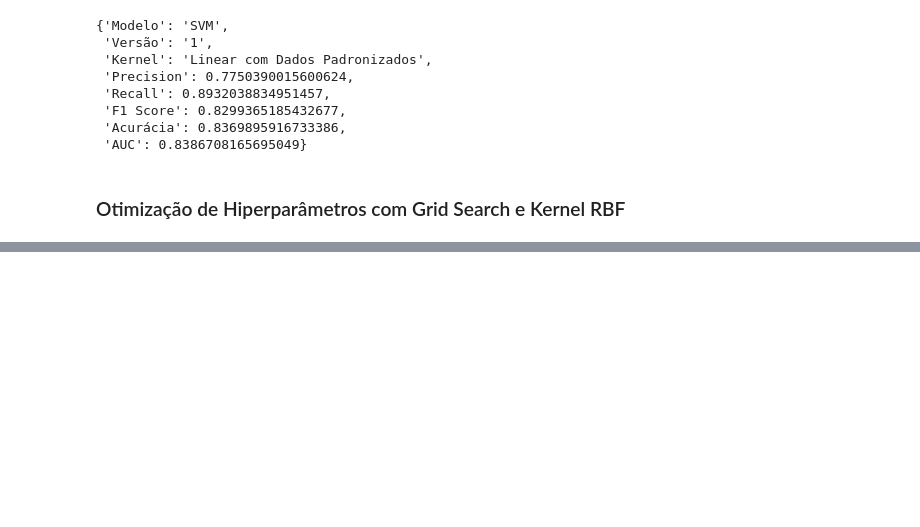
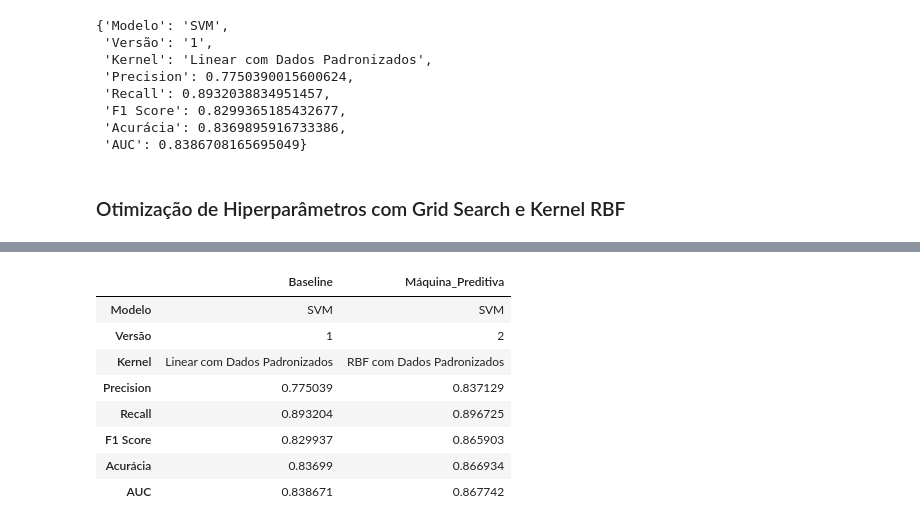
Before and after one commit to clferreira1985/Python, a Jupyter notebook: SVM_estudo_de_caso/SVM_estudo_de_caso.ipynb, the cells around one changed output, grey strips where cells are left out. Cells and saved outputs as stored; diff of their text form; code cells hidden in the pictures; blank space fills up the shorter version.

```diff
--- a/SVM_estudo_de_caso/SVM_estudo_de_caso.ipynb
+++ b/SVM_estudo_de_caso/SVM_estudo_de_caso.ipynb
@@ -531,0 +540,13 @@ Métricas em Teste:
+# %%
+# Grid de hiperparâmetros
+svm_param_grid = dict(gamma = gamma_range, C = c_range)
+
+#Grid search
+start = time.time()
+modelo_v2_grid_search_rbf = GridSearchCV(modelo_v2, svm_param_grid, cv = 3)
+
+# Treinamento
+
+modelo_v2_grid_search_rbf.fit(X_treino_scaled, y_treino)
+end = time.time()
+print('Tempo de Treinamento do Modelo com Grid Search:', end - start)
@@ -531,0 +564,12 @@ Métricas em Teste:
+# %%
+# Previsões
+previsoes_v2 = modelo_v2_grid_search_rbf.predict(X_teste_scaled)
+# %%
+SVM_dict_v2 = {'Modelo':'SVM',
+               'Versão':'2',
+               'Kernel':'RBF com Dados Padronizados',
+               'Precision':precision_score(previsoes_v2, y_teste),
+               'Recall':recall_score(previsoes_v2, y_teste),
+               'F1 Score':f1_score(previsoes_v2, y_teste),
+               'Acurácia':accuracy_score(previsoes_v2, y_teste),
+               'AUC':roc_auc_score(y_teste, previsoes_v2)}
@@ -531,0 +590,16 @@ Métricas em Teste:
+# %%
+# Concatena todos os dicionários em um dataframe do pandas
+resumo = pd.DataFrame({'Baseline' : pd.Series(SVM_dict_v1),
+                       'Máquina_Preditiva' : pd.Series(SVM_dict_v2)})
+# %%
+resumo
+# %% [output]
+|  | Baseline | Máquina_Preditiva |
+| Modelo | SVM | SVM |
+| Versão | 1 | 2 |
+| Kernel | Linear com Dados Padronizados | RBF com Dados Padronizados |
+| Precision | 0.775039 | 0.837129 |
+| Recall | 0.893204 | 0.896725 |
+| F1 Score | 0.829937 | 0.865903 |
+| Acurácia | 0.83699 | 0.866934 |
+| AUC | 0.838671 | 0.867742 |
```
Also changed, not shown: parts of 6 cells of this notebook.
